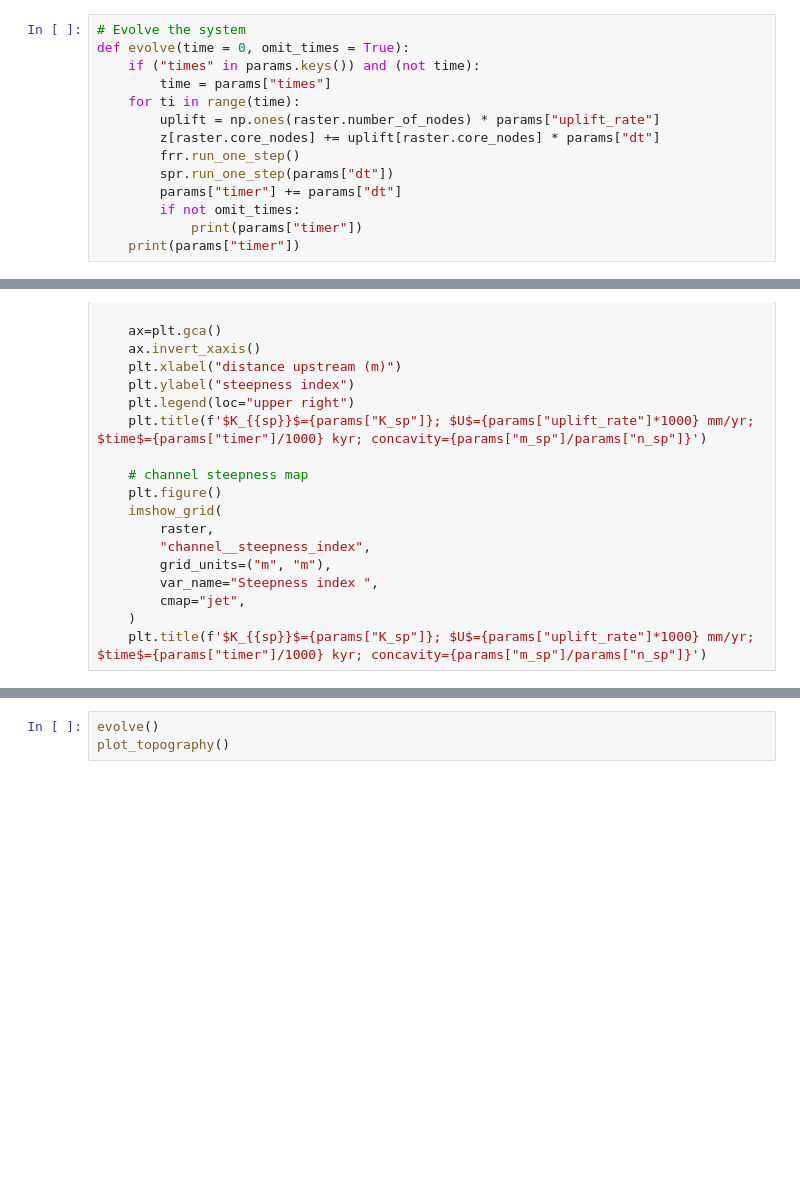
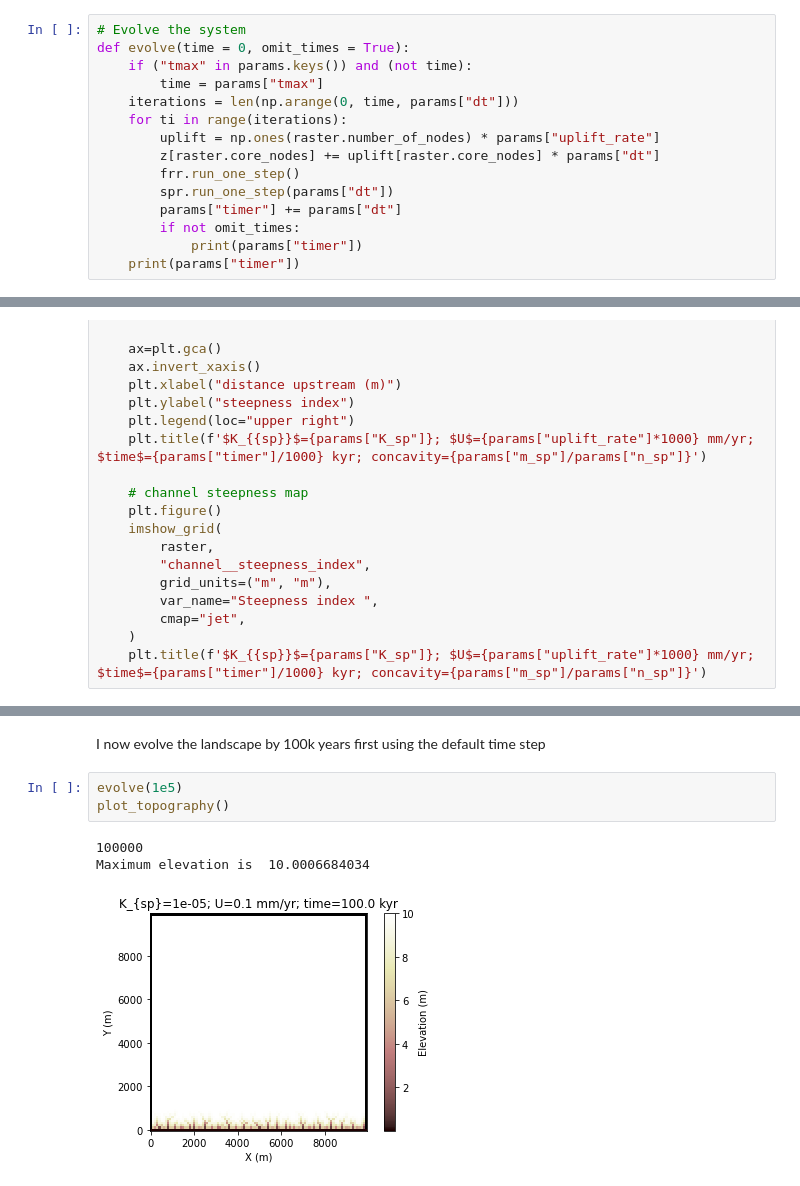
Before and after one commit to sergiogyoz/Geomorphology, a Jupyter notebook: HW/stream_power_steepness.ipynb, the cells around one changed output, grey strips where cells are left out. Saved outputs shown, nothing was run; the diff lists cells and outputs as text; blank space fills up the shorter version.

```diff
--- a/HW/stream_power_steepness.ipynb
+++ b/HW/stream_power_steepness.ipynb
@@ -106,9 +104,10 @@ def channel_profiler():
 # %%
 # Evolve the system
 def evolve(time = 0, omit_times = True):
-    if ("times" in params.keys()) and (not time):
-        time = params["times"]
-    for ti in range(time):
+    if ("tmax" in params.keys()) and (not time):
+        time = params["tmax"]
+    iterations = len(np.arange(0, time, params["dt"]))
+    for ti in range(iterations):
         uplift = np.ones(raster.number_of_nodes) * params["uplift_rate"]
         z[raster.core_nodes] += uplift[raster.core_nodes] * params["dt"]
         frr.run_one_step()
@@ -265,3 +303,9 @@ def plot_steepness(channel_profiler):
+# %% [markdown]
+I now evolve the landscape by 100k years first using the default time step
 # %%
-evolve()
+evolve(1e5)
 plot_topography()
+# %% [output]
+100000
+Maximum elevation is  10.0006684034
+[figure, added]
```
Also changed, not shown: parts of 32 cells of this notebook.
